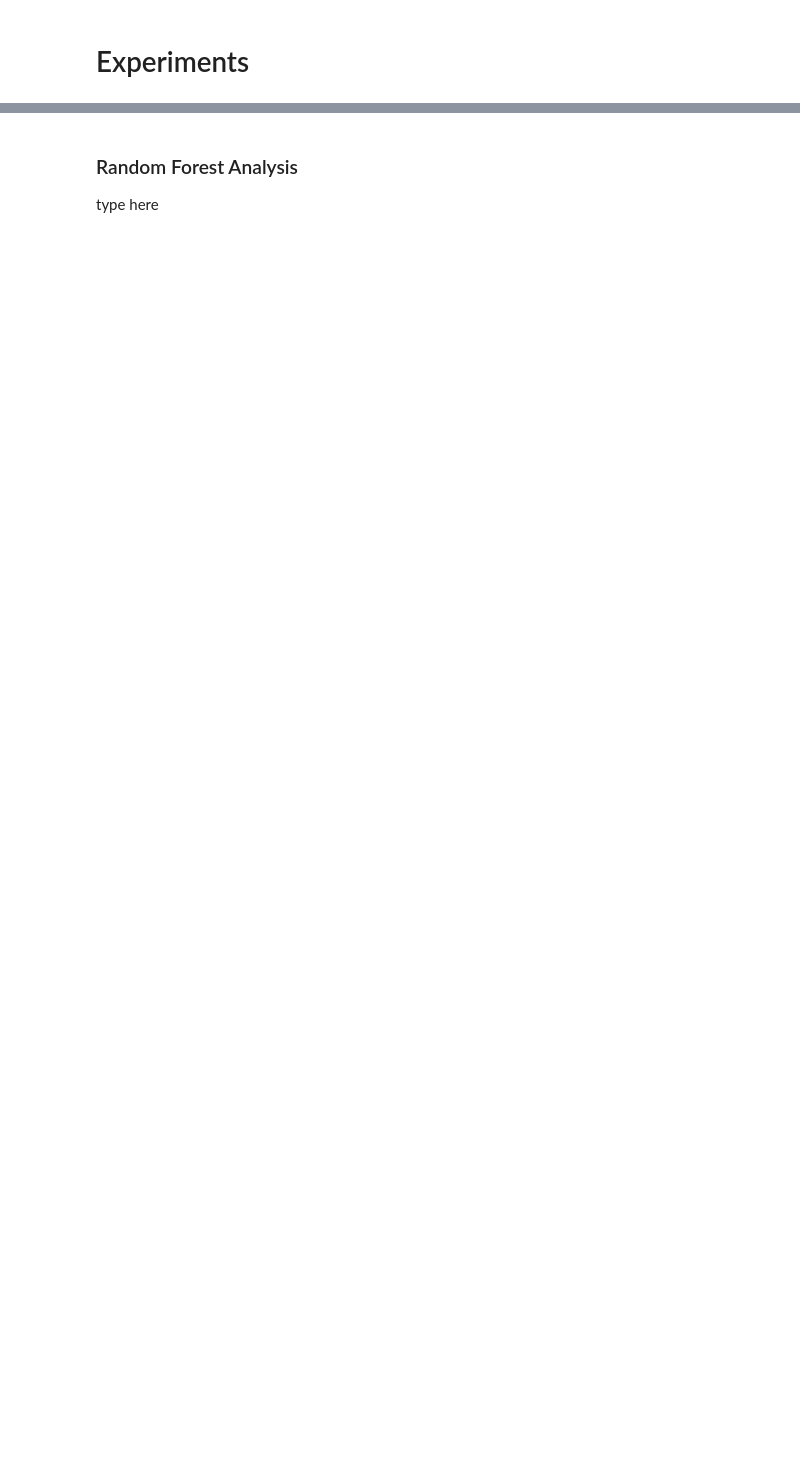
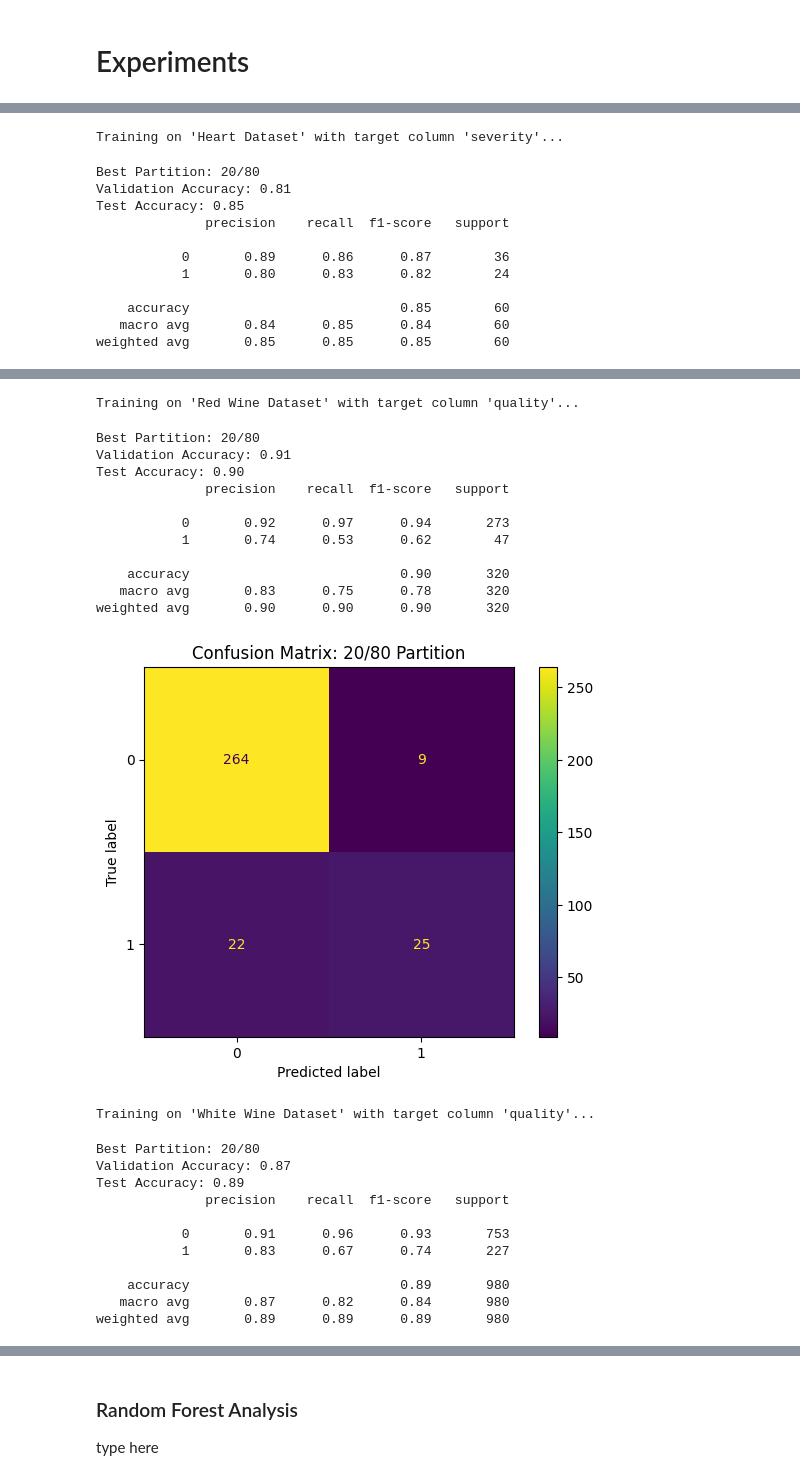
Before and after one commit to amysorekar/Cogs_118a, a Jupyter notebook: final_project.ipynb, the cells around one changed output, grey strips where cells are left out. Cells and saved outputs as stored; diff of their text form; code cells hidden in the pictures; blank space fills up the shorter version.

```diff
--- a/final_project.ipynb
+++ b/final_project.ipynb
@@ -720,3 +702,20 @@ def train_logistic_regression_with_partitions(df, target_column):
 # %% [markdown]
 # Experiments
+# %%
+def run_model(model_fn, dataset_info):
+    for i, dataset_info in enumerate(tqdm(datasets, desc="Datasets"), start=1):
+        dataset_name = dataset_info["name"]
+        dataset = dataset_info["data"]
+        target_column = dataset_info["target"]
+        print(f"\nTraining on '{dataset_name}' with target column '{target_column}'...")
+        model_fn(dataset, target_column)
+
+
+datasets = [
+    {"name": "Adult Dataset", "data": adult_dataset, "target": "salary"},
+    {"name": "Heart Dataset", "data": heart_dataset, "target": "severity"},
+    {"name": "Red Wine Dataset", "data": red_wine_dataset, "target": "quality"},
+    {"name": "White Wine Dataset", "data": white_wine_dataset, "target": "quality"},
+    {"name": "Red and White Wine Dataset", "data": red_white_wine_dataset, "target": "quality"}
+]
 # %% [markdown]
@@ -808 +723,3 @@ type here
+# %%
+run_model(train_svm, datasets)
 # %% [markdown]
@@ -890,0 +727,3 @@ weighted avg       0.85      0.85      0.85        60
+# %%
+run_model(train_random_forest, datasets)
+# %% [output]
@@ -890,0 +743,12 @@ weighted avg       0.85      0.85      0.85        60
+Training on 'Heart Dataset' with target column 'severity'...
+Best Partition: 20/80
+Validation Accuracy: 0.81
+Test Accuracy: 0.85
+              precision    recall  f1-score   support
+
+           0       0.89      0.86      0.87        36
+           1       0.80      0.83      0.82        24
+
+    accuracy                           0.85        60
+   macro avg       0.84      0.85      0.84        60
+weighted avg       0.85      0.85      0.85        60
@@ -890,0 +756,25 @@ weighted avg       0.85      0.85      0.85        60
+Training on 'Red Wine Dataset' with target column 'quality'...
+Best Partition: 20/80
+Validation Accuracy: 0.91
+Test Accuracy: 0.90
+              precision    recall  f1-score   support
+
+           0       0.92      0.97      0.94       273
+           1       0.74      0.53      0.62        47
+
+    accuracy                           0.90       320
+   macro avg       0.83      0.75      0.78       320
+weighted avg       0.90      0.90      0.90       320
+[figure, added]
+Training on 'White Wine Dataset' with target column 'quality'...
+Best Partition: 20/80
+Validation Accuracy: 0.87
+Test Accuracy: 0.89
+              precision    recall  f1-score   support
+
+           0       0.91      0.96      0.93       753
+           1       0.83      0.67      0.74       227
+
+    accuracy                           0.89       980
+   macro avg       0.87      0.82      0.84       980
+weighted avg       0.89      0.89      0.89       980
```
Also changed, not shown: parts of 20 cells of this notebook.
